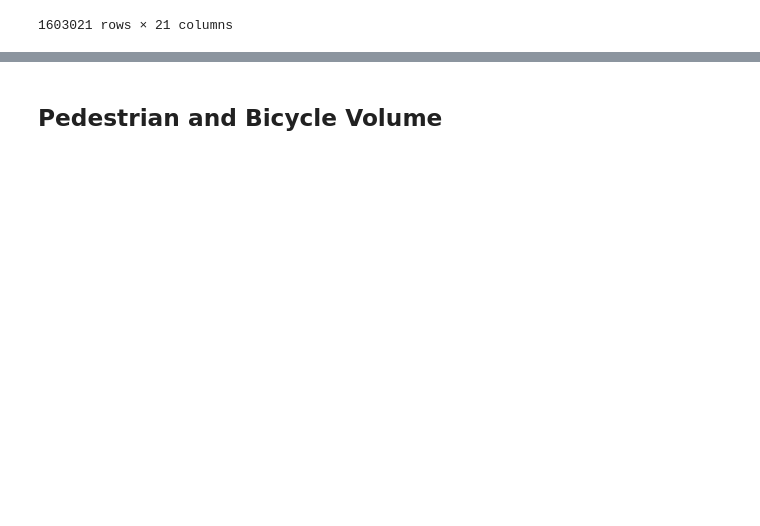
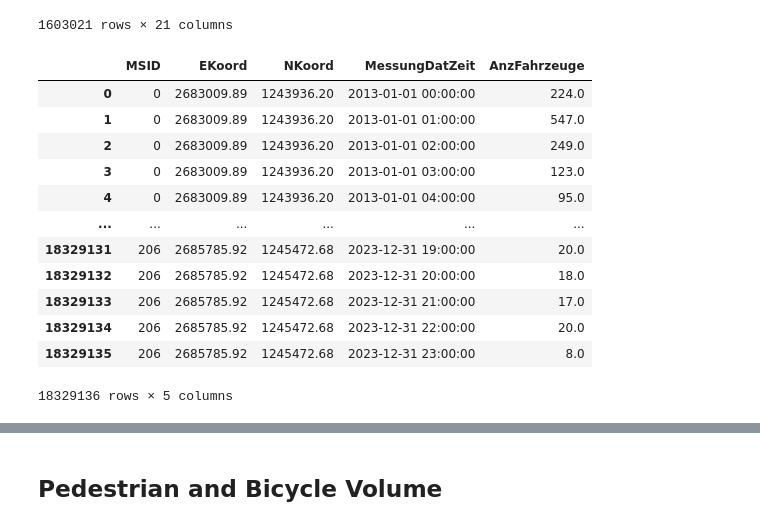
Before and after one commit to GOget42/CS_Group_Project, a Jupyter notebook: Jupyter Notebooks for Data Preprocessing/Data Cleaning.ipynb, the cells around one changed output, grey strips where cells are left out. Saved outputs shown, nothing was run; the diff lists cells and outputs as text; code cells hidden in the pictures; blank space fills up the shorter version.

```diff
--- a/Jupyter Notebooks for Data Preprocessing/Data Cleaning.ipynb
+++ b/Jupyter Notebooks for Data Preprocessing/Data Cleaning.ipynb
@@ -233,20 +233,33 @@ traffic_data = pd.concat(trafficdic.values(), ignore_index=True)
 # %%
 # Convert MSID to integers
 traffic_data['MSID'], msid_mapping = pd.factorize(traffic_data['MSID'])
 
 # Create a dictionary with MSID as keys and EKoord, NKoord as values
 coordinates_dict = (
     traffic_data[['MSID', 'EKoord', 'NKoord']]
     .drop_duplicates(subset='MSID')  # Ensure unique MSID
     .set_index('MSID')  # Set MSID as the index
     .to_dict('index')  # Convert to dictionary with MSID as keys
 )
 
 # Format the dictionary to ensure values are tuples of coordinates
 coordinates_dict = {msid: (coords['EKoord'], coords['NKoord']) for msid, coords in coordinates_dict.items()}
 
-# Drop EKoord and NKoord columns from the dataset
-traffic_data = traffic_data.drop(columns=['EKoord', 'NKoord'])
+traffic_data
+# %% [output]
+|  | MSID | EKoord | NKoord | MessungDatZeit | AnzFahrzeuge |
+| 0 | 0 | 2683009.89 | 1243936.20 | 2013-01-01 00:00:00 | 224.0 |
+| 1 | 0 | 2683009.89 | 1243936.20 | 2013-01-01 01:00:00 | 547.0 |
+| 2 | 0 | 2683009.89 | 1243936.20 | 2013-01-01 02:00:00 | 249.0 |
+| 3 | 0 | 2683009.89 | 1243936.20 | 2013-01-01 03:00:00 | 123.0 |
+| 4 | 0 | 2683009.89 | 1243936.20 | 2013-01-01 04:00:00 | 95.0 |
+| ... | ... | ... | ... | ... | ... |
+| 18329131 | 206 | 2685785.92 | 1245472.68 | 2023-12-31 19:00:00 | 20.0 |
+| 18329132 | 206 | 2685785.92 | 1245472.68 | 2023-12-31 20:00:00 | 18.0 |
+| 18329133 | 206 | 2685785.92 | 1245472.68 | 2023-12-31 21:00:00 | 17.0 |
+| 18329134 | 206 | 2685785.92 | 1245472.68 | 2023-12-31 22:00:00 | 20.0 |
+| 18329135 | 206 | 2685785.92 | 1245472.68 | 2023-12-31 23:00:00 | 8.0 |
+18329136 rows × 5 columns
 # %%
 import matplotlib.pyplot as plt
 
```
Also changed, not shown: parts of 46 cells of this notebook, 7 other files.
